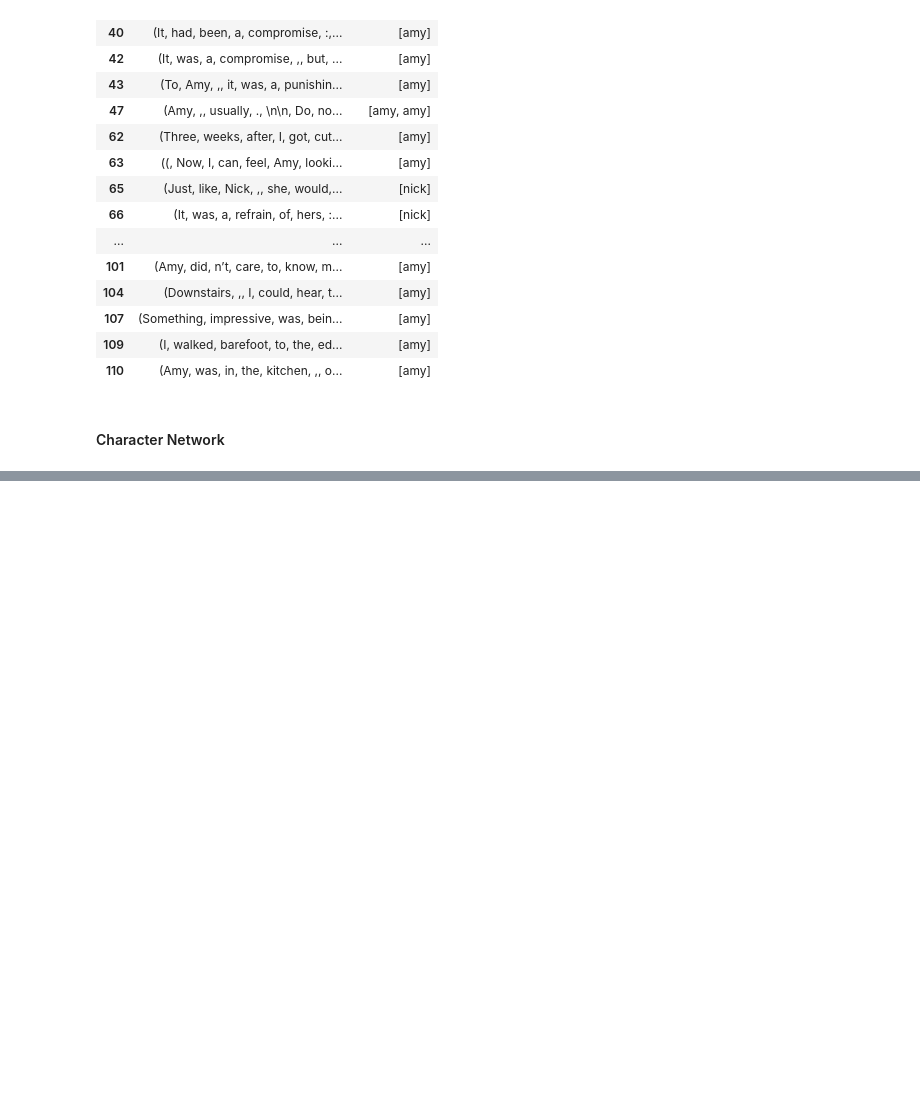
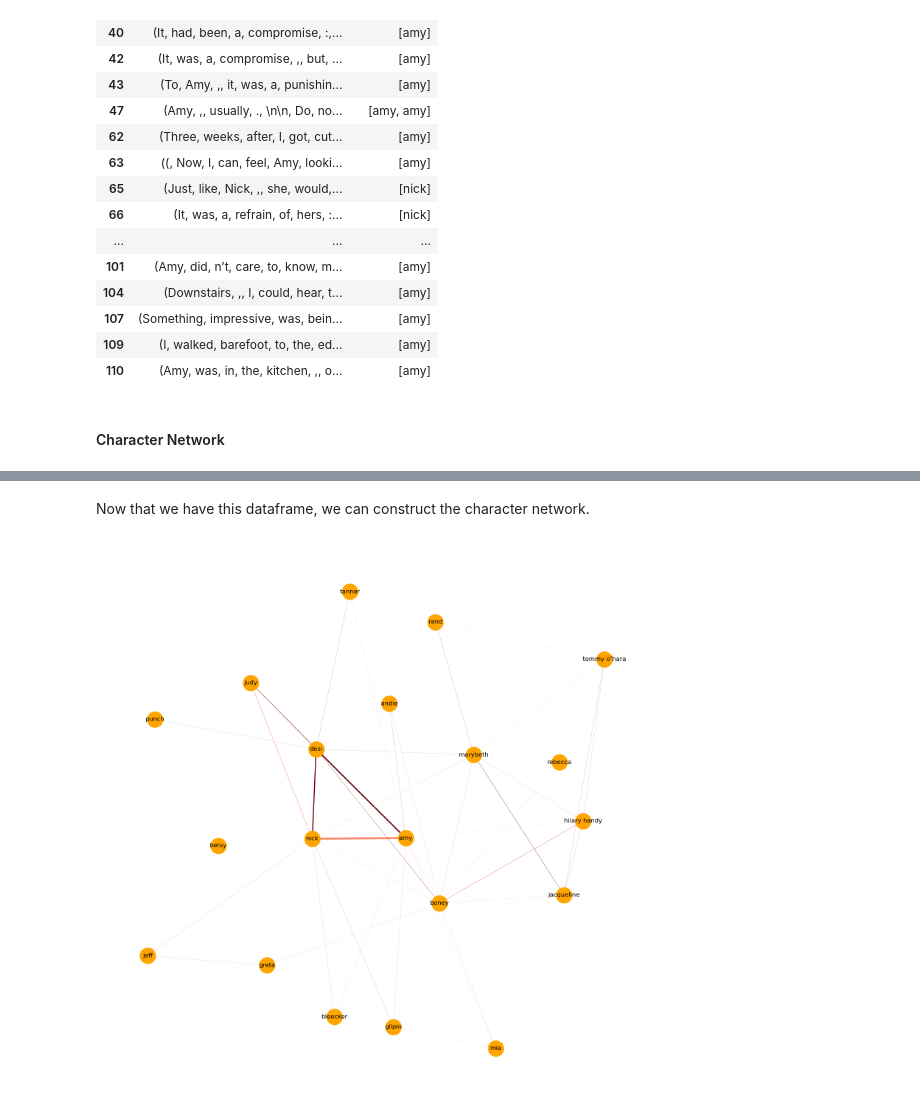
Before and after one commit to tracypaige/ltcs180_finalproject, a Jupyter notebook: FinalProject.ipynb, the cells around one changed output, grey strips where cells are left out. Cells and saved outputs as stored; diff of their text form; code cells hidden in the pictures; blank space fills up the shorter version.

```diff
--- a/FinalProject.ipynb
+++ b/FinalProject.ipynb
@@ -301,0 +444,5 @@ plt.show()
+# %%
+# load the third part of the book and run name entity recognition on it
+gg3_book = (r"C:\Users\tracypaige\LTCS180\txt_gillian_flynn\gone_girl_part3.txt")
+gg3_text = open(gg3_book, encoding="utf8").read()
+gg3_doc = ner(gg3_text)
@@ -301,0 +507,13 @@ plt.show()
+# %%
+# create a relationship dataframe and print preview of results
+gg3_relationship_df = pd.DataFrame(create_char_relationships(gg3_char_entity_df.reset_index()))
+
+# assign values based on number of relationships
+gg3_relationship_df["num_cooccurence"] = 1
+gg3_relationship_df = gg3_relationship_df.groupby(["source","target"], sort=False, as_index=False).agg({'sentiment_score':'mean', 'num_cooccurence':'sum'})
+
+# remove character relationships with themselves
+gg3_relationship_df = gg3_relationship_df.loc[gg3_relationship_df['source'] != gg3_relationship_df['target']]
+
+# take a look at the character relationship dataframe
+gg3_relationship_df.head(10)
@@ -301,0 +532,27 @@ plt.show()
+# %% [markdown]
+Now that we have this dataframe, we can construct the character network.
+# %%
+# change the coocurence ratio to better fit network aesthetics/readability
+gg3_relationship_df['num_cooccurence'] = gg3_relationship_df['num_cooccurence'].apply(lambda x: x/12)
+
+# create the character network based off of gg1_relationship_df
+G = nx.from_pandas_edgelist(gg3_relationship_df,
+                            source = "source",
+                            target = "target",
+                            edge_attr = ["num_cooccurence", "sentiment_score"],
+                            create_using = nx.Graph())
+
+plt.figure(figsize=(15,15))
+pos = nx.kamada_kawai_layout(G)
+
+edges = G.edges()
+# edge colors correspond to sentiment score
+colors = [G[u][v]['sentiment_score'] for u, v in edges]
+# edge weights correspond to number of co-occurences
+weights = [G[u][v]['num_cooccurence'] for u, v in edges]
+
+nx.draw(G, with_labels=True, node_color='orange', node_size=950,
+        edge_cmap=plt.cm.Reds_r, pos=pos, edge_color=colors, edge_vmin=-0.018, edge_vmax=0.018,
+        width=weights)
+# %% [output]
+[figure, added]
```
Also changed, not shown: parts of 41 cells of this notebook.
